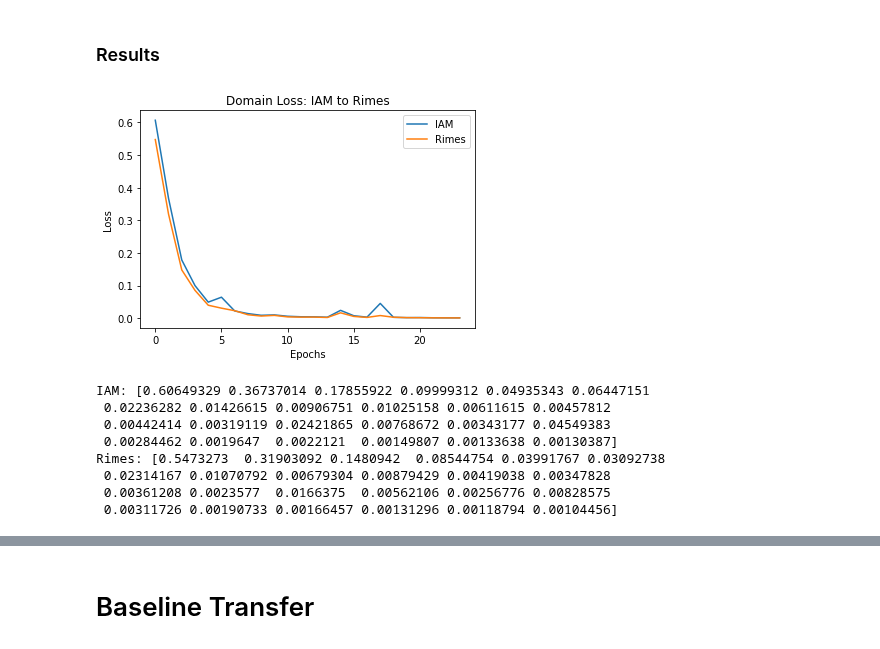
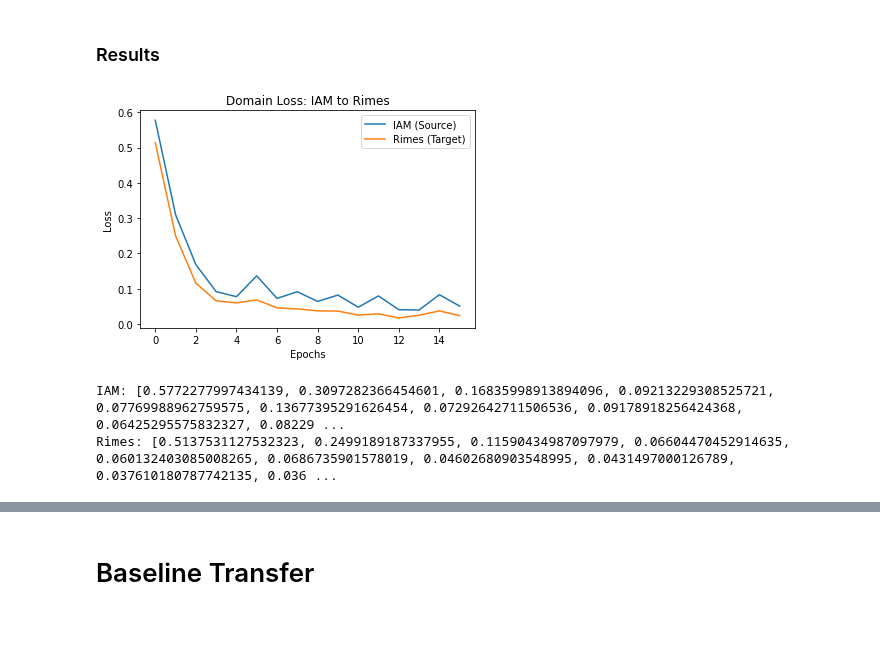
Before and after one commit to ericburdett/cs601r-dl, a Jupyter notebook: tl.ipynb, the cells around one changed output, grey strips where cells are left out. Drawn from its saved outputs; the diff is of its cells as text; code cells hidden in the pictures.

```diff
--- a/tl.ipynb
+++ b/tl.ipynb
@@ -690,23 +784,17 @@ dann_recognizer, dann_domain_losses, dann_label_losses, dann_cer, dann_wer = dan
 # %%
 plt.title('Domain Loss: IAM to Rimes')
 plt.xlabel('Epochs')
 plt.ylabel('Loss')
-plt.plot(np.mean(dann_label_losses[0], axis=1), label='IAM')
-plt.plot(np.mean(dann_label_losses[1], axis=1), label='Rimes')
+plt.plot(dann_domain_losses[0], label='IAM (Source)')
+plt.plot(dann_domain_losses[1], label='Rimes (Target)')
 plt.legend()
 plt.show()
-print('IAM:', np.mean(dann_label_losses[0], axis=1))
-print('Rimes:', np.mean(dann_label_losses[1], axis=1))
+print('IAM:', dann_domain_losses[0])
+print('Rimes:', dann_domain_losses[1])
 # %% [output]
-[figure, old version]
+[figure, new version]
-IAM: [0.60649329 0.36737014 0.17855922 0.09999312 0.04935343 0.06447151
- 0.02236282 0.01426615 0.00906751 0.01025158 0.00611615 0.00457812
- 0.00442414 0.00319119 0.02421865 0.00768672 0.00343177 0.04549383
- 0.00284462 0.0019647  0.0022121  0.00149807 0.00133638 0.00130387]
-Rimes: [0.5473273  0.31903092 0.1480942  0.08544754 0.03991767 0.03092738
- 0.02314167 0.01070792 0.00679304 0.00879429 0.00419038 0.00347828
- 0.00361208 0.0023577  0.0166375  0.00562106 0.00256776 0.00828575
- 0.00311726 0.00190733 0.00166457 0.00131296 0.00118794 0.00104456]
+IAM: [0.5772277997434139, 0.3097282366454601, 0.16835998913894096, 0.09213229308525721, 0.07769988962759575, 0.13677395291626454, 0.07292642711506536, 0.09178918256424368, 0.06425295575832327, 0.08229 ...
+Rimes: [0.5137531127532323, 0.2499189187337955, 0.11590434987097979, 0.06604470452914635, 0.060132403085008265, 0.0686735901578019, 0.04602680903548995, 0.0431497000126789, 0.037610180787742135, 0.036 ...
 # %%
 plt.title('HWR Loss: IAM to Rimes')
 plt.xlabel('Epochs')
```
Also changed, not shown: parts of 9 cells of this notebook.
